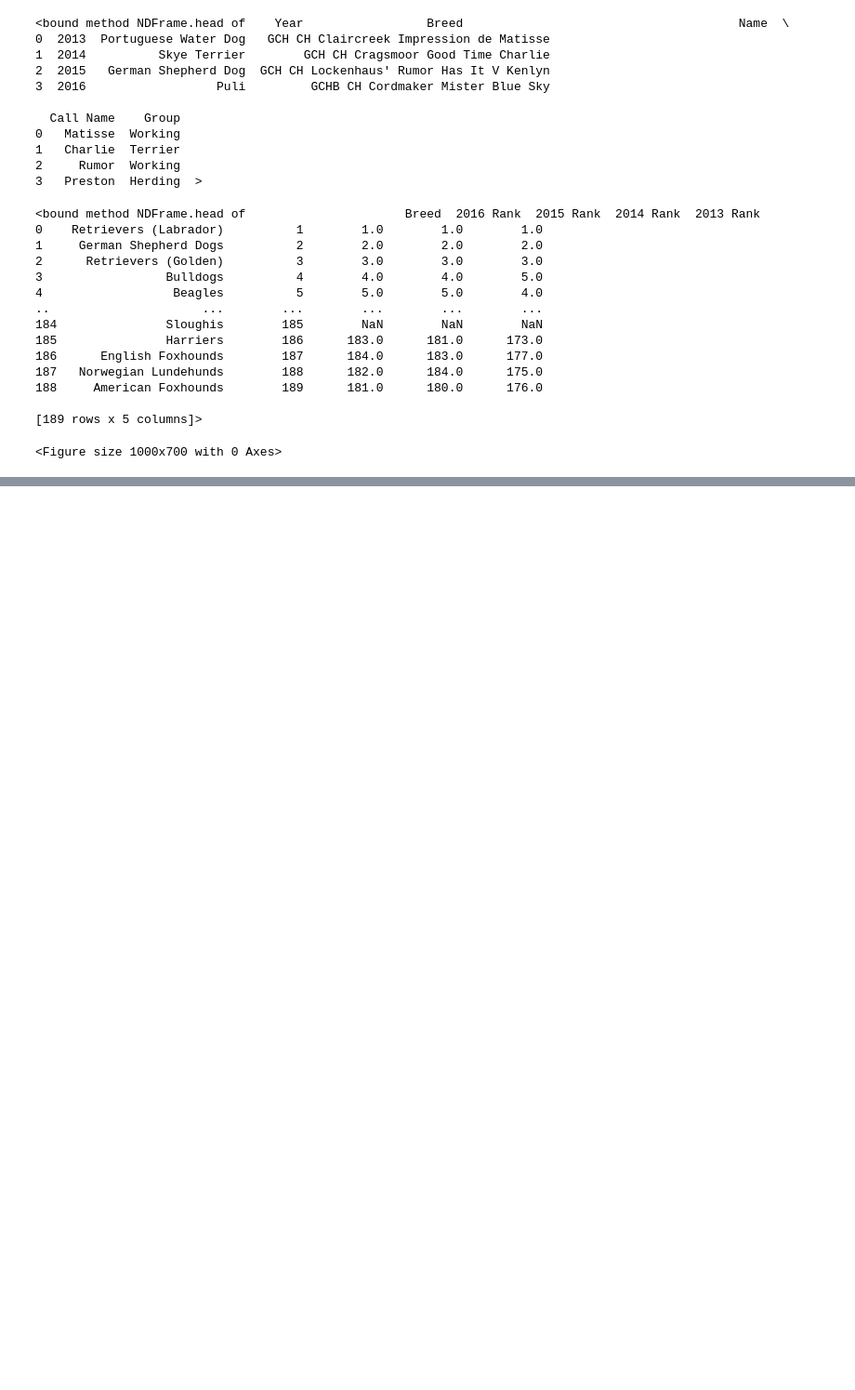
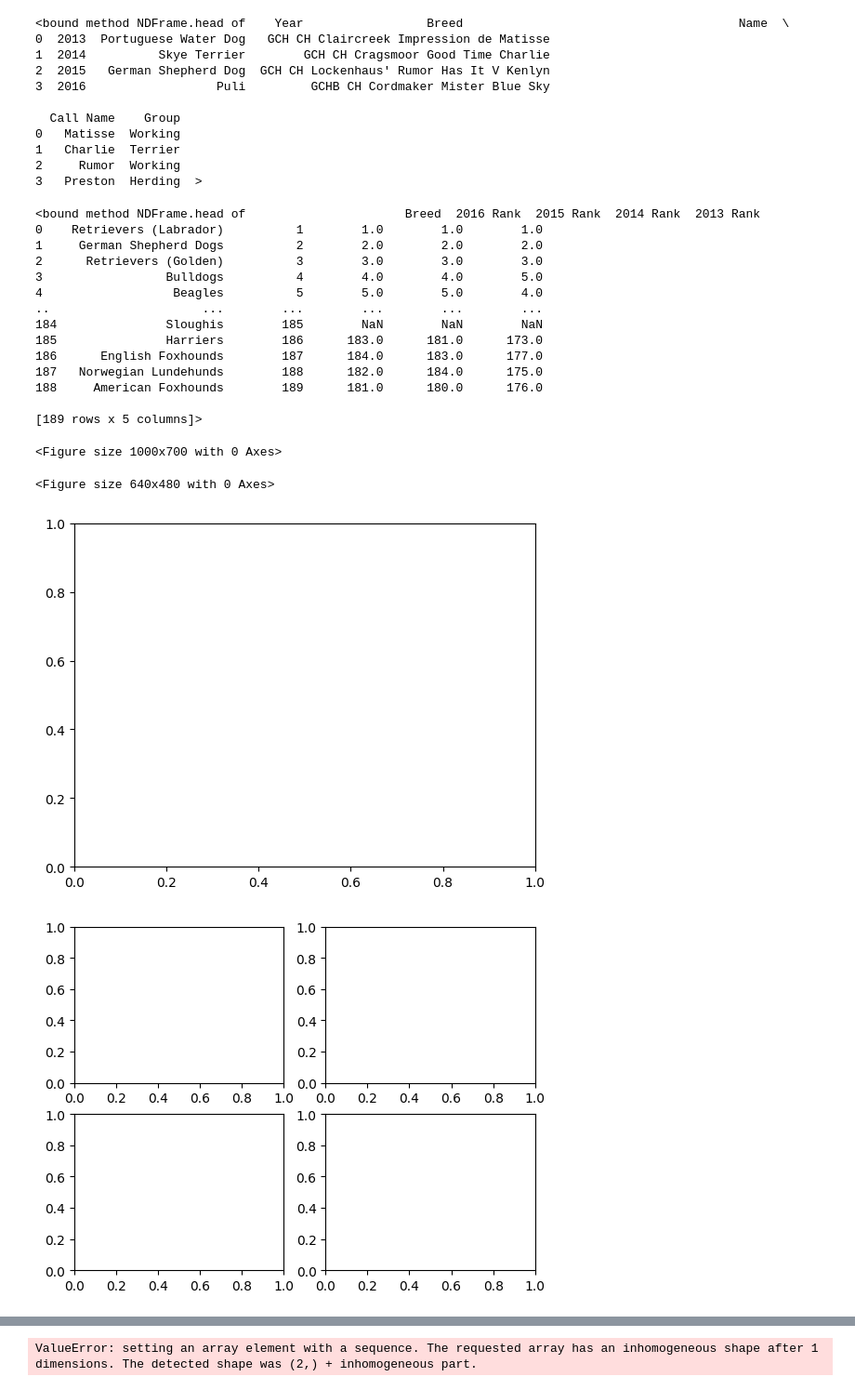
Before and after one commit to Rl5cott/Final_Project, a Jupyter notebook: Popular_dogs.ipynb, the cells around one changed output, grey strips where cells are left out. Shown at 93% size. Drawn from its saved outputs; the diff is of its cells as text; code cells hidden in the pictures; blank space fills up the shorter version.

Commit message:
committing second visual

```diff
--- a/Popular_dogs.ipynb
+++ b/Popular_dogs.ipynb
@@ -111,3 +108,13 @@ def new_func(Year, Breed):
 plt.show()
 # %% [output]
 <Figure size 1000x700 with 0 Axes>
+# %%
+#2nd visualizations
+fig = plt.figure()
+fig, ax = plt.subplots()
+fig, axs = plt.subplots(2,2)
+fig, axs = plt.subplot_mosaic([['left','right_top'],['left', 'right_bottom']])
+# %% [output]
+<Figure size 640x480 with 0 Axes>
+[figure, added]
+[figure, added]
@@ -113,0 +126,7 @@ plt.show()
+# %%
+array1 = np.array([["2016 Rank, 2015 Rank, 2014 Rank, 2013 Rank"],"Breed"])
+data_type = int
+np_array = np.array1, dtype=data_type
+print(np_array)
+# %% [output]
+ValueError: setting an array element with a sequence. The requested array has an inhomogeneous shape after 1 dimensions. The detected shape was (2,) + inhomogeneous part.
```
Also changed, not shown: parts of 6 cells of this notebook, 1 other file.
